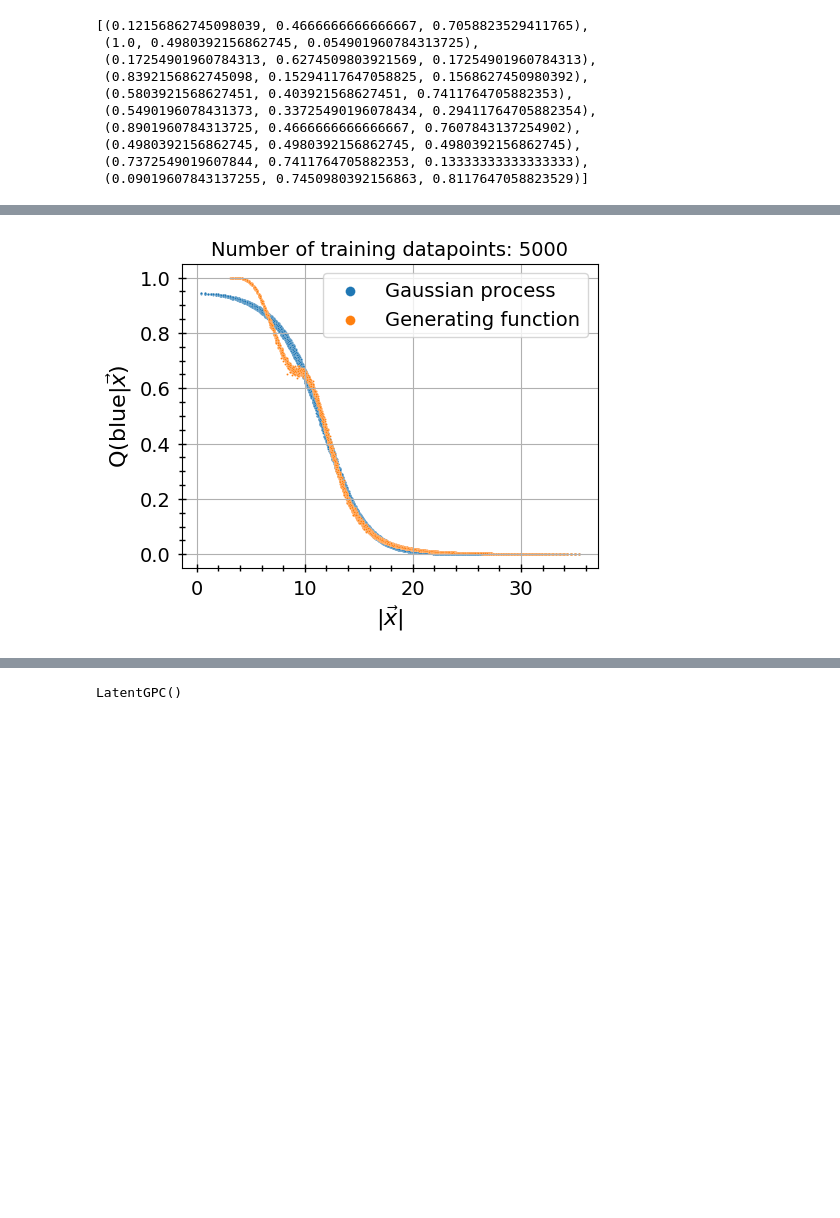
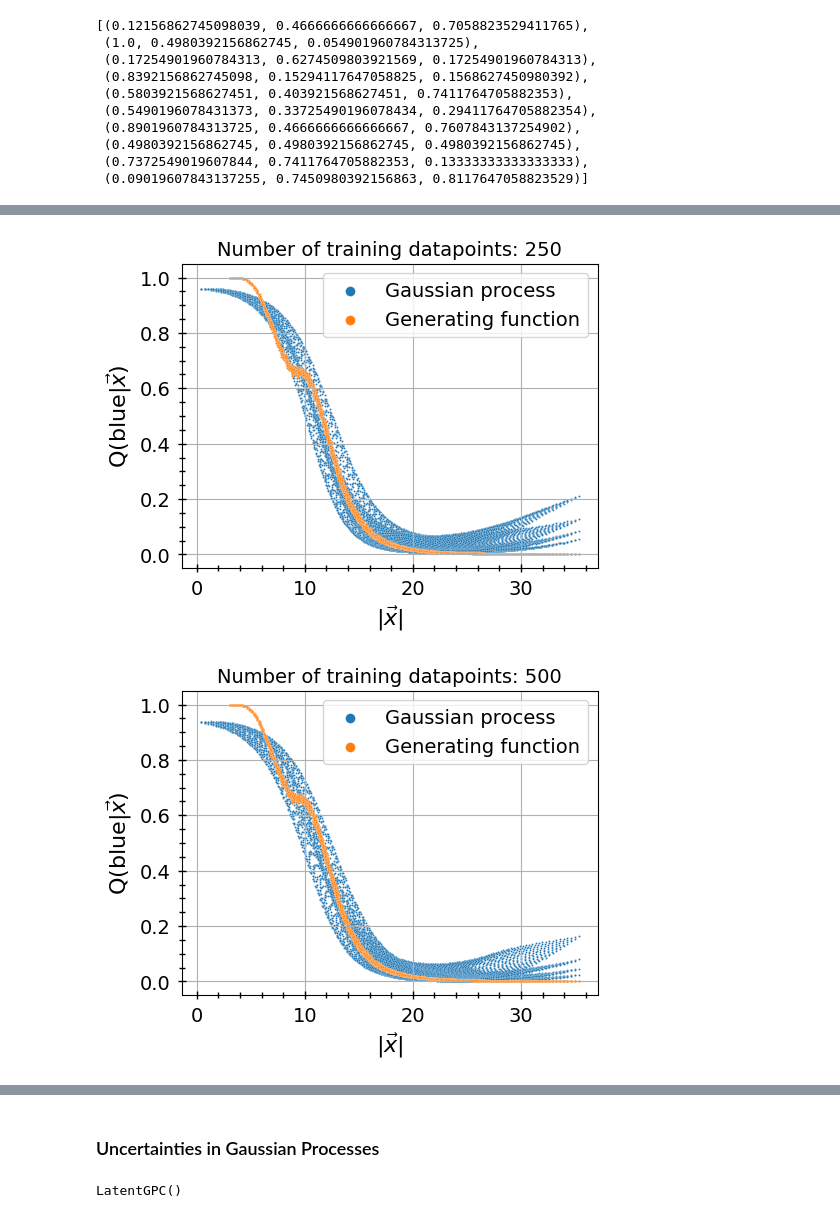
Before and after one commit to choisant/foundational-modeling, a Jupyter notebook: toy_experiment/gaussian_process/gp.ipynb, the cells around one changed output, grey strips where cells are left out. Cells and saved outputs as stored; diff of their text form; code cells hidden in the pictures; blank space fills up the shorter version.

```diff
--- a/toy_experiment/gaussian_process/gp.ipynb
+++ b/toy_experiment/gaussian_process/gp.ipynb
@@ -162,6 +183,17 @@ Text(0.5, 0.98, 'Number of training datapoints: 500')
 # %%
-fig, axs = plt.subplots(nrows = 1, ncols = 3, figsize = (12,4), layout="constrained")
-axs[0] = plot_results(grid_data, "Confidence_blue", axs[0], "Estimated distribution", grid=True)
-axs[1] = plot_diff(grid_data, truth_data, "Confidence_blue", "P_blue_given_x", axs[1], r"Abs(Q(blue|$\vec{x}$)-P(blue|$\vec{x}$))")
-axs[2] = plot_results(test_data, "Confidence_blue", axs[2], "Test data")
+
+for i in range(len(n_data)):
+    fig, axs = plt.subplots(nrows = 1, ncols = 3, figsize = (11,3), layout="constrained")
+
+    axs[0] = plot_results(grid_dfs[i], "Est_prob_blue", axs[0], "Estimated distribution", grid=True)
+    hue_norm = mpl.colors.Normalize(vmin=0, vmax=1, clip=False)
+    fig.colorbar(mpl.cm.ScalarMappable(norm=hue_norm, cmap=red_blue_cmap()), label=r"Q(blue|$\vec{x}$)", ax=axs[0])
+
+    axs[1] = plot_diff(grid_dfs[i], truth_data, "Est_prob_blue", "P_blue_given_x", axs[1], r"Error")
+    hue_norm = mpl.colors.Normalize(vmin=0, vmax=0.5, clip=False)
+    fig.colorbar(mpl.cm.ScalarMappable(norm=hue_norm, cmap='twilight_shifted'), label=r"Abs(Q(blue|$\vec{x}$)-P(blue|$\vec{x}$))", ax=axs[1])
+
+    axs[2] = plot_results(test_dfs[i], "Est_prob_blue", axs[2], "Test data")
+
+    fig.suptitle(f"Number of training datapoints: {n_data[i]}", fontsize=14)
 # %% [output]
@@ -169,14 +206,16 @@ axs[2] = plot_results(test_data, "Confidence_blue", axs[2], "Test data")
 # %%
-fig, ax = plt.subplots(nrows=1, ncols=1, figsize= (5, 4), layout="constrained")
-sn.scatterplot(grid_data, x="r_x", y="Confidence_blue", s=2, ax = ax, label ="Gaussian process")
-sn.scatterplot(truth_data, x="r_x", y="P_blue_given_x", s=2, ax = ax, label="Generating function")
-ax.set_title(f"Number of training datapoints: {n_data}", fontsize=14)
-ax.legend(markerscale=5, fontsize=14)
-ax.set_xlabel(r"$|\vec{x}|$", fontsize=16)
-ax.set_ylabel(r"Q(blue|$\vec{x}$)", fontsize=16)
-ax.tick_params(which="both", direction="inout", bottom=True, left=True, labelsize=14, pad=5, length=4, width=1)
-ax.tick_params(which="major", length=6)
-ax.minorticks_on()
-ax.grid()
+for i in range(len(n_data)):
+    fig, ax = plt.subplots(nrows=1, ncols=1, figsize= (5, 4), layout="constrained")
+    sn.scatterplot(grid_dfs[i], x="r_x", y="Est_prob_blue", s=2, ax = ax, label ="Gaussian process")
+    sn.scatterplot(truth_data, x="r_x", y="P_blue_given_x", s=2, ax = ax, label="Generating function")
+    ax.set_title(f"Number of training datapoints: {n_data[i]}", fontsize=14)
+    ax.legend(markerscale=5, fontsize=14)
+    ax.set_xlabel(r"$|\vec{x}|$", fontsize=16)
+    ax.set_ylabel(r"Q(blue|$\vec{x}$)", fontsize=16)
+    ax.tick_params(which="both", direction="inout", bottom=True, left=True, labelsize=14, pad=5, length=4, width=1)
+    ax.tick_params(which="major", length=6)
+    ax.minorticks_on()
+    ax.grid()
 # %% [output]
-[figure, old version]
+[figure, new version]
+[figure, added]
@@ -183,3 +226,5 @@ ax.grid()
+# %% [markdown]
+### Uncertainties in Gaussian Processes
 # %%
 
 
```
Also changed, not shown: parts of 9 cells of this notebook, 7 other files.
